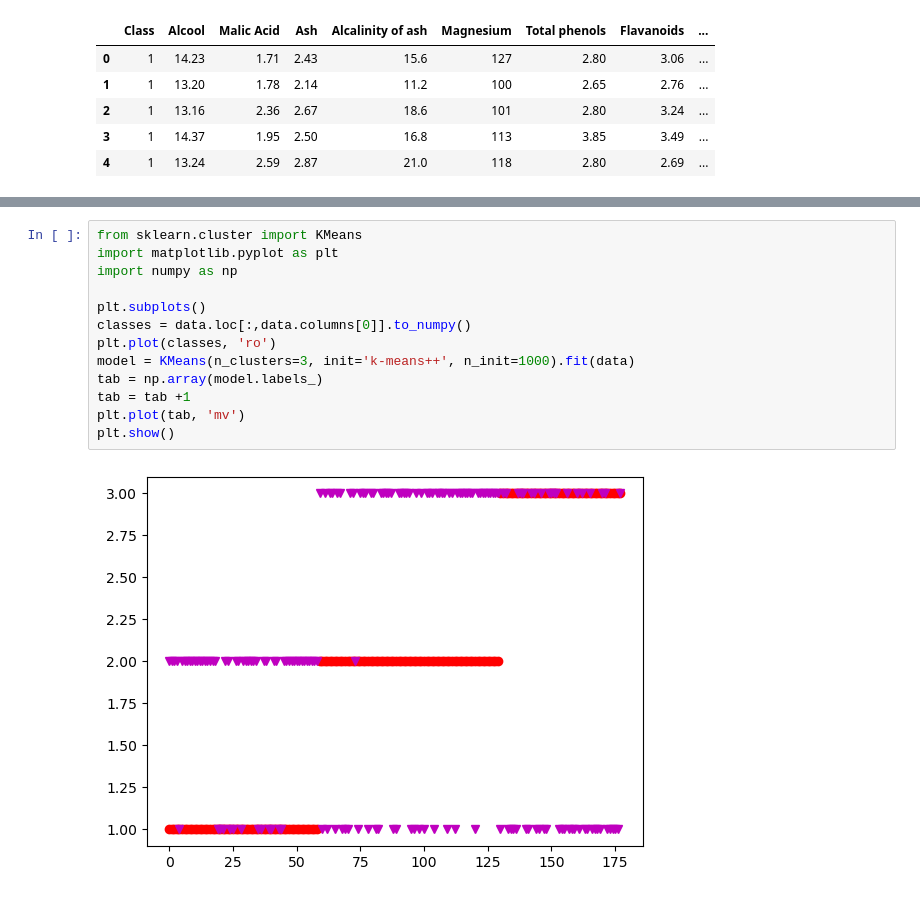
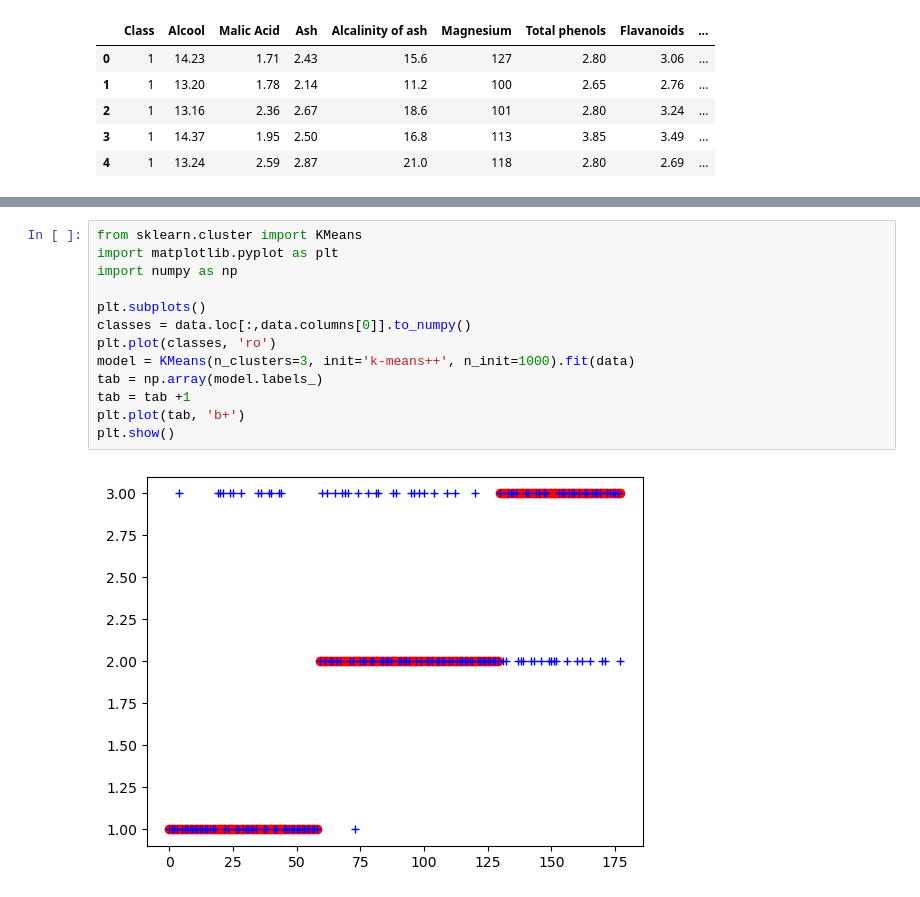
Before and after one commit to netodeabreujoao/projet_traitement_info, a Jupyter notebook: project.ipynb, the cells around one changed output, grey strips where cells are left out. Saved outputs shown, nothing was run; the diff lists cells and outputs as text.

```diff
--- a/project.ipynb
+++ b/project.ipynb
@@ -27,15 +31,15 @@ plt.show()
 # %%
 from sklearn.cluster import KMeans
 import matplotlib.pyplot as plt
 import numpy as np
 
 plt.subplots()
 classes = data.loc[:,data.columns[0]].to_numpy()
 plt.plot(classes, 'ro')
 model = KMeans(n_clusters=3, init='k-means++', n_init=1000).fit(data)
 tab = np.array(model.labels_)
 tab = tab +1
-plt.plot(tab, 'mv')
+plt.plot(tab, 'b+')
 plt.show()
 # %% [output]
-[figure, old version]
+[figure, new version]
```
Also changed, not shown: parts of 2 cells of this notebook.
